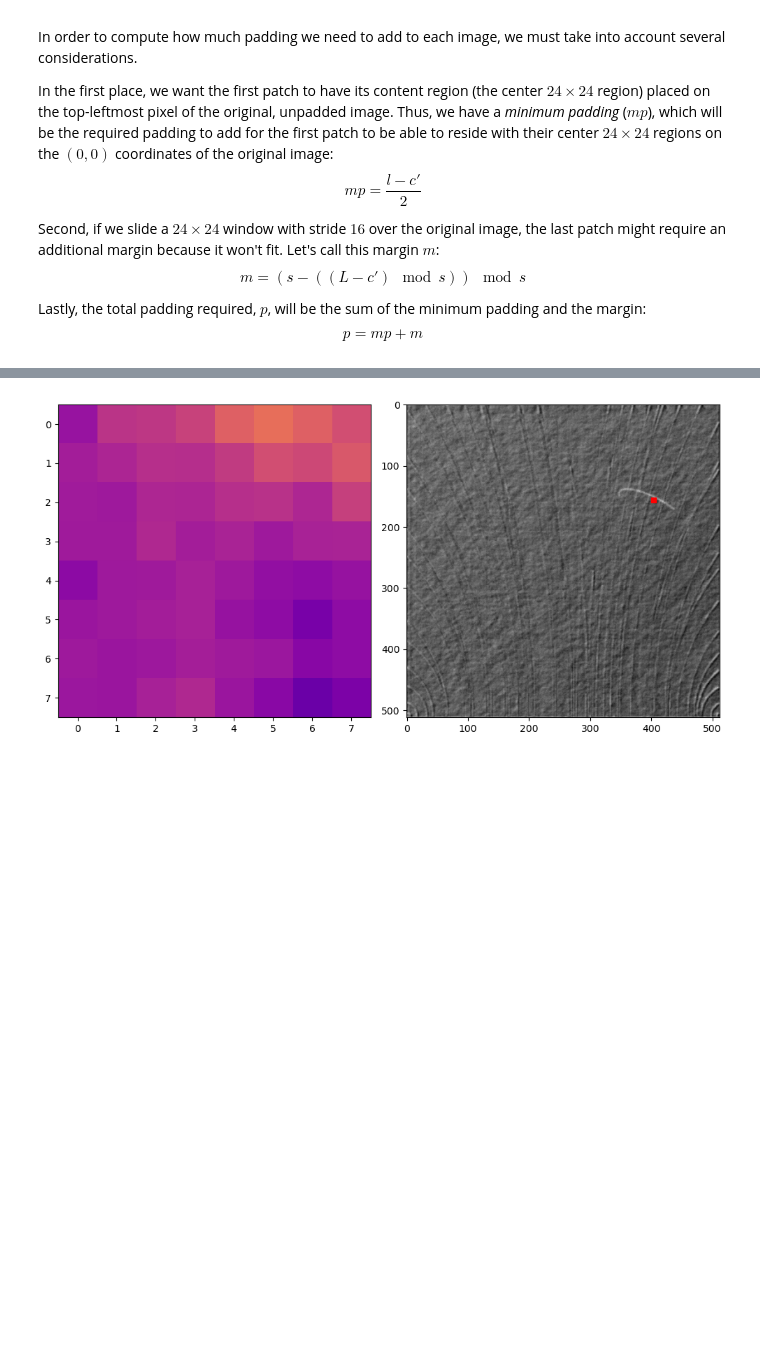
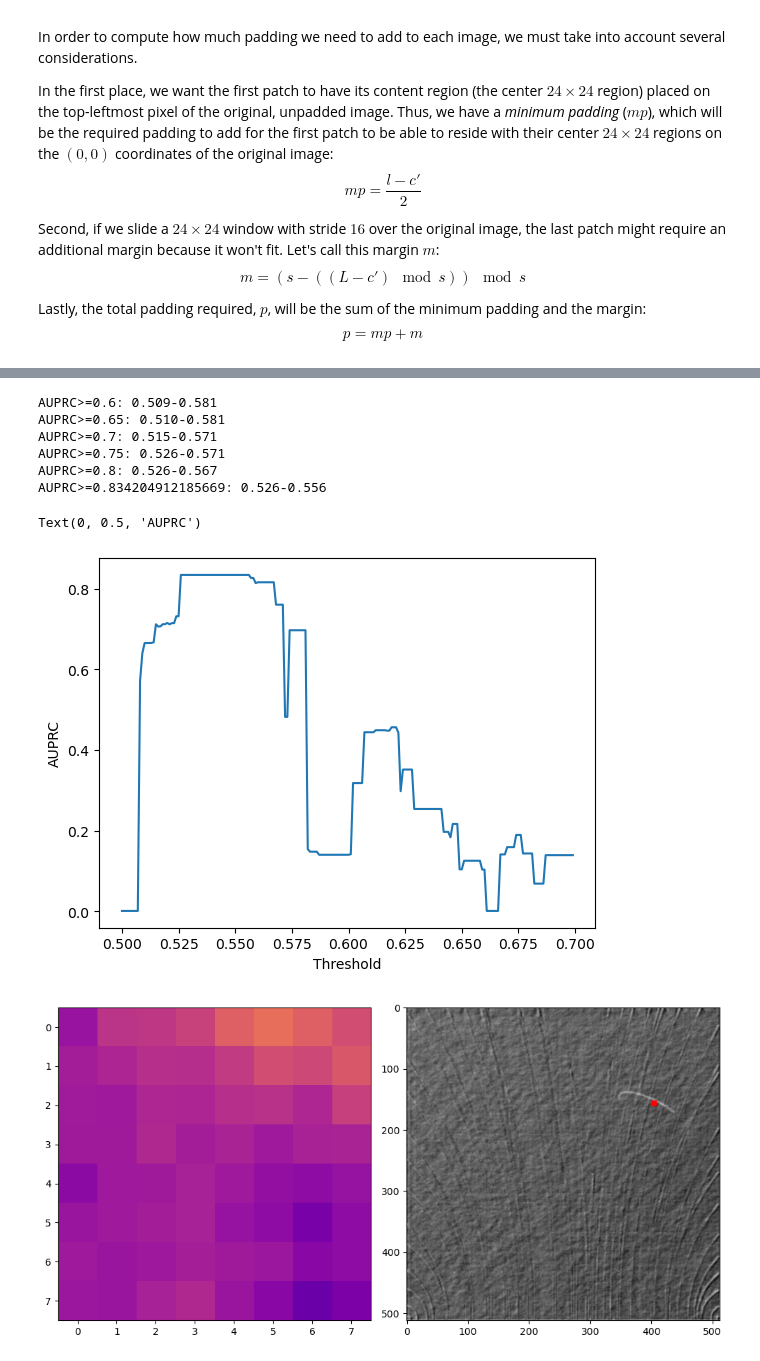
Before and after one commit to popastefan10/DeepAD, a Jupyter notebook: notebooks/eval.ipynb, the cells around one changed output, grey strips where cells are left out. Saved outputs shown, nothing was run; the diff lists cells and outputs as text; code cells hidden in the pictures; blank space fills up the shorter version.

```diff
--- a/notebooks/eval.ipynb
+++ b/notebooks/eval.ipynb
@@ -408,3 +220,32 @@ plt.show()
+# %%
+%matplotlib inline
+thresholds = np.arange(0.5, 0.7, 0.001)
+auprcs = []
+for threshold in tqdm(thresholds):
+    hmc = heatmap.clone()
+    hmc[hmc < threshold] = 0
+    hmc[hmc >= threshold] = 1
+    hmc = remove_islands(hmc)
+    auprcs.append(binary_auprc((diff_image * hmc).reshape(-1), image_mask.reshape(-1)).item())
+# %%
+auprcs = np.array(auprcs)
+for auprc_threshold in [0.6, 0.65, 0.7, 0.75, 0.8, max(auprcs)]:
+    auprc_thresholds = thresholds[auprcs >= auprc_threshold]
+    if len(auprc_thresholds) == 0:
+        auprc_thresholds = [float("nan")]
+    print(f"AUPRC>={auprc_threshold}: {auprc_thresholds[0]:.3f}-{auprc_thresholds[-1]:.3f}")
+plt.plot(thresholds, auprcs)
+plt.xlabel("Threshold")
+plt.ylabel("AUPRC")
+# %% [output]
+AUPRC>=0.6: 0.509-0.581
+AUPRC>=0.65: 0.510-0.581
+AUPRC>=0.7: 0.515-0.571
+AUPRC>=0.75: 0.526-0.571
+AUPRC>=0.8: 0.526-0.567
+AUPRC>=0.834204912185669: 0.526-0.556
+Text(0, 0.5, 'AUPRC')
+[figure, added]
 # %%
 %matplotlib inline
 import matplotlib.patches as mpl_patches
```
Also changed, not shown: parts of 10 cells of this notebook, 6 other files.
